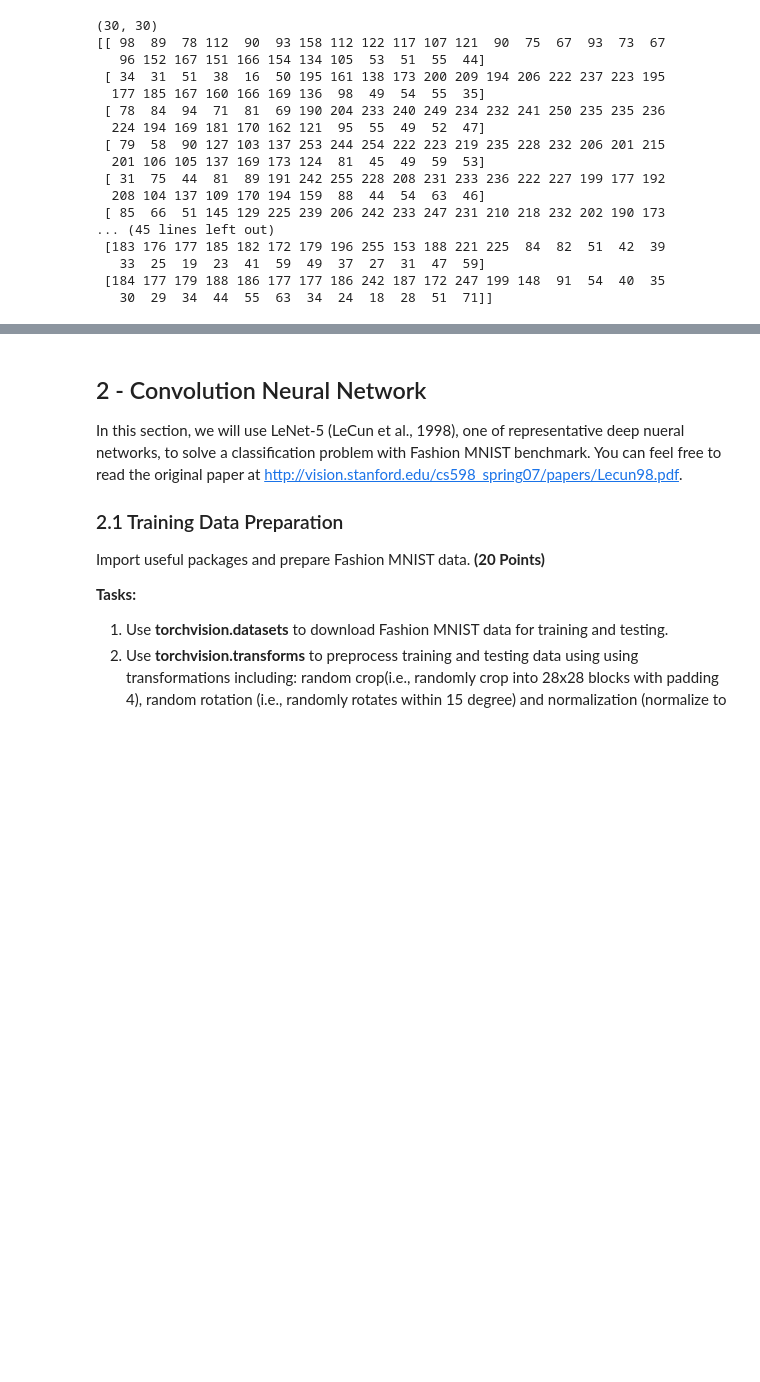
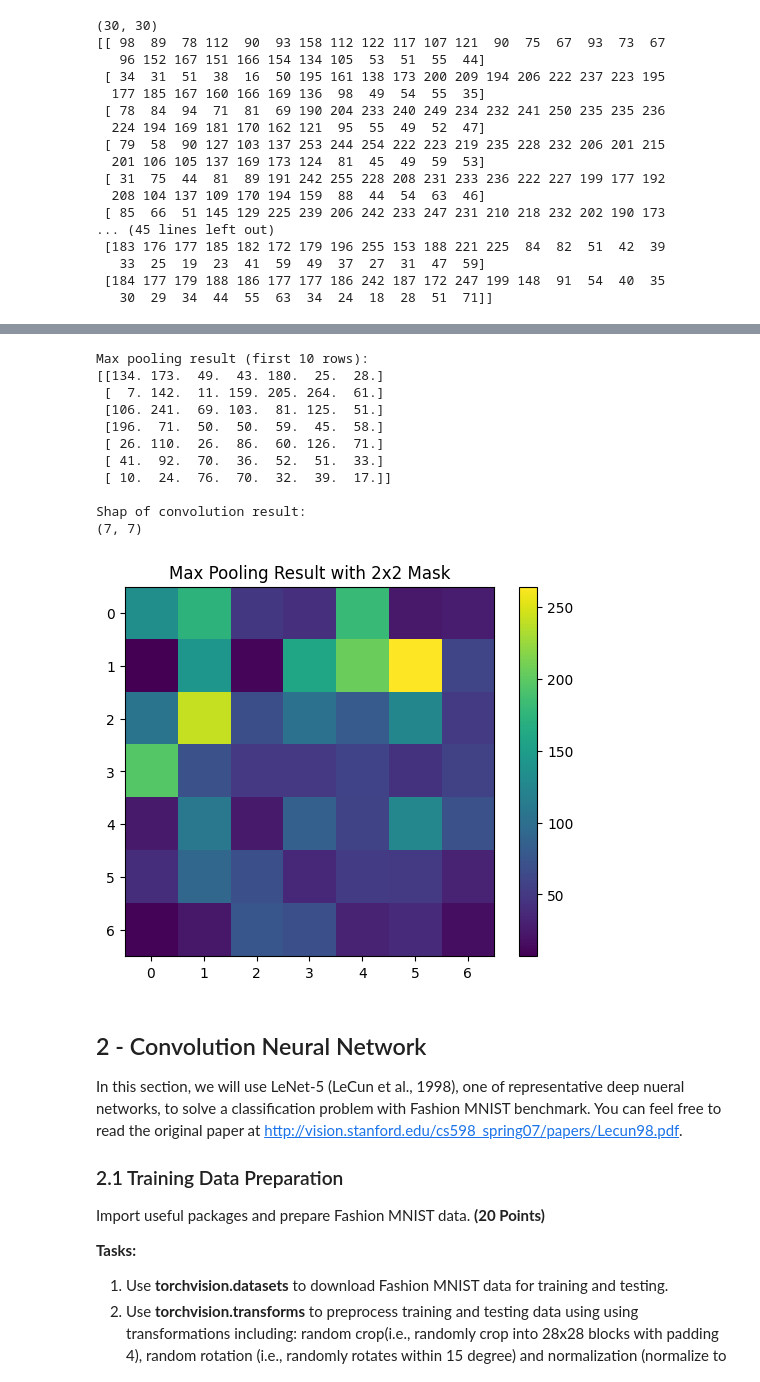
Before and after one commit to j21j/CAP4630, a Jupyter notebook: HW3/CAP4630_HW3_Jones.ipynb, the cells around one changed output, grey strips where cells are left out. Saved outputs shown, nothing was run; the diff lists cells and outputs as text; code cells hidden in the pictures; blank space fills up the shorter version.

```diff
--- a/HW3/CAP4630_HW3_Jones.ipynb
+++ b/HW3/CAP4630_HW3_Jones.ipynb
@@ -227,20 +284,59 @@ Process the obtained array from the image with MaxPooling operation. **(15 Point
 # %%
 # 1.4 Implementation of MaxPooling
 ######## MaxPooling with the setting of 2X2 ##################
 
-# 1. Prepare a 2X2 pooling mask.
+# 1.4.1. Prepare a 2X2 pooling mask.
+def max_pooling(image):
+    img_height, img_width = image.shape
+    pool_height = pool_size
+    pool_width = pool_size
 
+    # Calculate output dimensions based on pooling size and stride
+    output_height = (img_height - pool_height) // stride + 1
+    output_width = (img_width - pool_width) // stride + 1
+    pooled_image = np.zeros((output_height, output_width))
 
-# 2. Conduct max pooing on image with prepared mask.
+    # Conduct max pooling with the specified pool size and stride
+    for i in range(0, output_height * stride, stride):
+        for j in range(0, output_width * stride, stride):
+            region = image[i:i + pool_height, j:j + pool_width]
+            pooled_image[i // stride, j // stride] = np.max(region)
 
+    return pooled_image
 
-# 3. PRINT OUT convolution result for first ten rows.
+# 1.4.2. Conduct max pooing on image with prepared mask.
+pool_size = 2
+stride = 2
+pooled_result = max_pooling(convolution_result2)
 
+# 1.4.3. PRINT OUT convolution result for first ten rows.
+print("Max pooling result (first 10 rows):")
+print(pooled_result[:10, :])
+print()
 
-# 4. PRINT OUT the shape of the convolution result.
+# 1.4.4. PRINT OUT the shape of the convolution result.
+print("Shap of convolution result:")
+print(pooled_result.shape)
+print()
 
-
-# 5. DISPLAY convolution result as image with matplotlib.(Don't worry about the value <0 or >255. Scaling process will be conducted in imshow function to make sure valid display.)
+# 1.4.5. DISPLAY convolution result as image with matplotlib.(Don't worry about the value <0 or >255. Scaling process will be conducted in imshow function to make sure valid display.)
+plt.imshow(pooled_result)  # Use 'viridis' or any color map you prefer
+plt.title("Max Pooling Result with 2x2 Mask")
+plt.colorbar()
+plt.show()
+# %% [output]
+Max pooling result (first 10 rows):
+[[134. 173.  49.  43. 180.  25.  28.]
+ [  7. 142.  11. 159. 205. 264.  61.]
+ [106. 241.  69. 103.  81. 125.  51.]
+ [196.  71.  50.  50.  59.  45.  58.]
+ [ 26. 110.  26.  86.  60. 126.  71.]
+ [ 41.  92.  70.  36.  52.  51.  33.]
+ [ 10.  24.  76.  70.  32.  39.  17.]]
+
+Shap of convolution result:
+(7, 7)
+[figure, added]
 # %% [markdown]
 ## 2 - Convolution Neural Network ##
 
```
Also changed, not shown: parts of 3 cells of this notebook.
